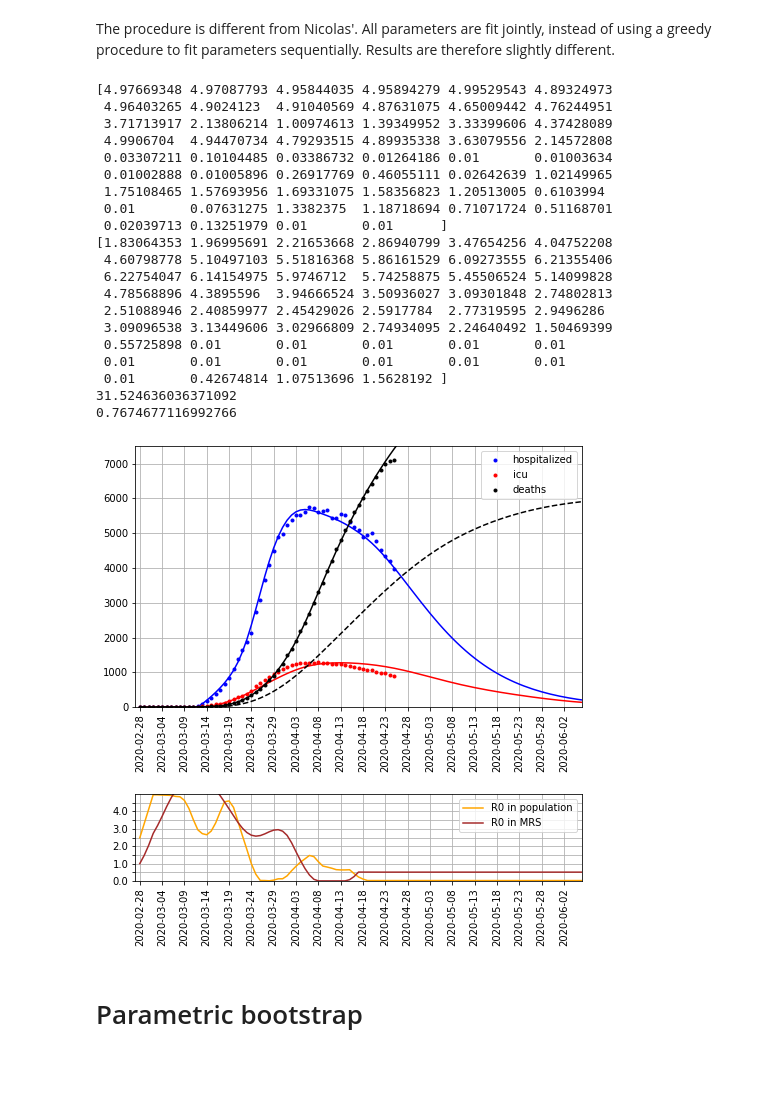
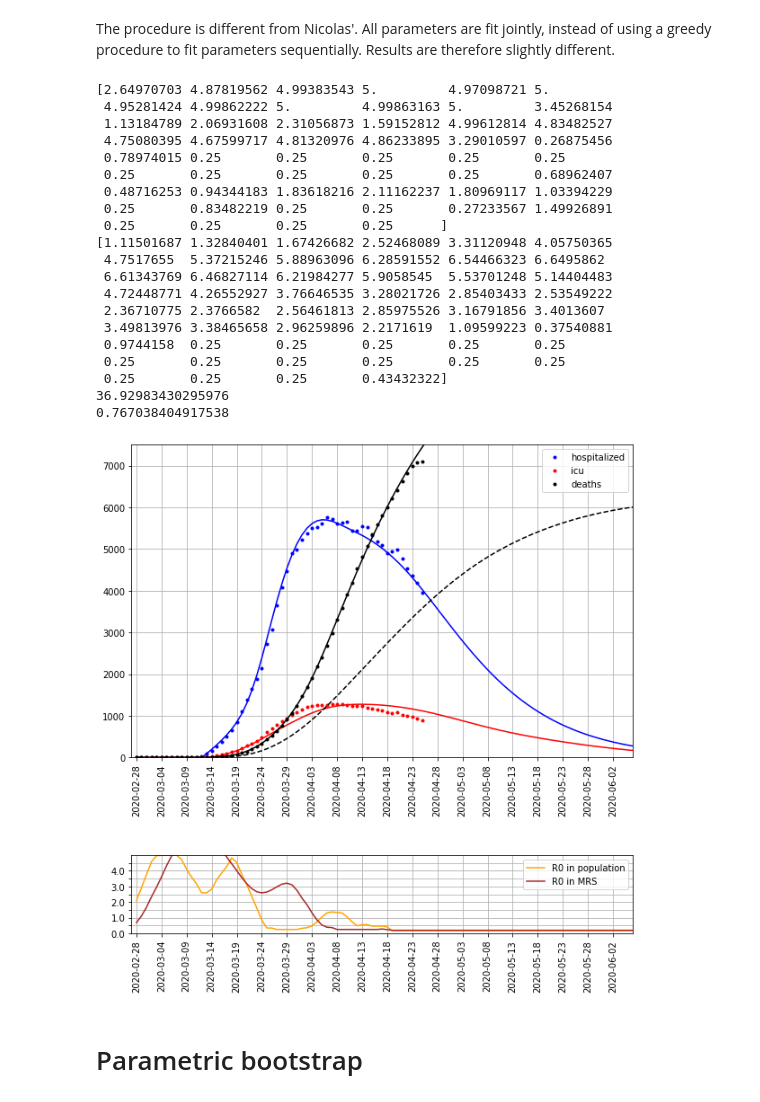
Before and after one commit to glouppe/covid19be, a Jupyter notebook: vdwnico-reimplementation-consolidated.ipynb, the cells around one changed output. Drawn from its saved outputs; the diff is of its cells as text; code cells hidden in the pictures; blank space fills up the shorter version.

```diff
--- a/vdwnico-reimplementation-consolidated.ipynb
+++ b/vdwnico-reimplementation-consolidated.ipynb
@@ -318,9 +318,9 @@ def fit(data, logpdf=poisson_logpdf, opts=hyper_parameters):
     # bounds
     bounds = []
     for _ in range(len(r0)):
-        bounds.append((0.01, 5.0))
+        bounds.append((0.25, 5.0))
     for _ in range(len(r0_rms)):
-        bounds.append((0.01, 10.0))
+        bounds.append((0.25, 10.0))
     bounds.append((1, 50))
     bounds.append((0.65, 0.85))
 
@@ -336,33 +336,33 @@ print(r0_mrs)
 print(i0)
 print(gg)
 # %% [output]
-[4.97669348 4.97087793 4.95844035 4.95894279 4.99529543 4.89324973
- 4.96403265 4.9024123  4.91040569 4.87631075 4.65009442 4.76244951
- 3.71713917 2.13806214 1.00974613 1.39349952 3.33399606 4.37428089
- 4.9906704  4.94470734 4.79293515 4.89935338 3.63079556 2.14572808
- 0.03307211 0.10104485 0.03386732 0.01264186 0.01       0.01003634
- 0.01002888 0.01005896 0.26917769 0.46055111 0.02642639 1.02149965
- 1.75108465 1.57693956 1.69331075 1.58356823 1.20513005 0.6103994
- 0.01       0.07631275 1.3382375  1.18718694 0.71071724 0.51168701
- 0.02039713 0.13251979 0.01       0.01      ]
-[1.83064353 1.96995691 2.21653668 2.86940799 3.47654256 4.04752208
- 4.60798778 5.10497103 5.51816368 5.86161529 6.09273555 6.21355406
- 6.22754047 6.14154975 5.9746712  5.74258875 5.45506524 5.14099828
- 4.78568896 4.3895596  3.94666524 3.50936027 3.09301848 2.74802813
- 2.51088946 2.40859977 2.45429026 2.5917784  2.77319595 2.9496286
- 3.09096538 3.13449606 3.02966809 2.74934095 2.24640492 1.50469399
- 0.55725898 0.01       0.01       0.01       0.01       0.01
- 0.01       0.01       0.01       0.01       0.01       0.01
- 0.01       0.42674814 1.07513696 1.5628192 ]
-31.524636036371092
-0.7674677116992766
+[2.64970703 4.87819562 4.99383543 5.         4.97098721 5.
+ 4.95281424 4.99862222 5.         4.99863163 5.         3.45268154
+ 1.13184789 2.06931608 2.31056873 1.59152812 4.99612814 4.83482527
+ 4.75080395 4.67599717 4.81320976 4.86233895 3.29010597 0.26875456
+ 0.78974015 0.25       0.25       0.25       0.25       0.25
+ 0.25       0.25       0.25       0.25       0.25       0.68962407
+ 0.48716253 0.94344183 1.83618216 2.11162237 1.80969117 1.03394229
+ 0.25       0.83482219 0.25       0.25       0.27233567 1.49926891
+ 0.25       0.25       0.25       0.25      ]
+[1.11501687 1.32840401 1.67426682 2.52468089 3.31120948 4.05750365
+ 4.7517655  5.37215246 5.88963096 6.28591552 6.54466323 6.6495862
+ 6.61343769 6.46827114 6.21984277 5.9058545  5.53701248 5.14404483
+ 4.72448771 4.26552927 3.76646535 3.28021726 2.85403433 2.53549222
+ 2.36710775 2.3766582  2.56461813 2.85975526 3.16791856 3.4013607
+ 3.49813976 3.38465658 2.96259896 2.2171619  1.09599223 0.37540881
+ 0.9744158  0.25       0.25       0.25       0.25       0.25
+ 0.25       0.25       0.25       0.25       0.25       0.25
+ 0.25       0.25       0.25       0.43432322]
+36.92983430295976
+0.767038404917538
 # %%
 # Plots
 n_futures = 365
 s, e, i, h, l, m, m_mrs, r = simulate(theta, n_futures=n_futures)
 n_days = len(data)
 
-fig, ax = plt.subplots(2, 1, figsize=(8, 8), gridspec_kw={"height_ratios": (3,1)})
+fig, ax = plt.subplots(2, 1, figsize=(10, 10), gridspec_kw={"height_ratios": (4,1)})
 
 # Plot hospitalizations, icus and deaths
 ax[0].plot(range(1, n_days+1 + n_futures), h[1:]+l[1:], c="b")
@@ -378,34 +378,34 @@ ax[0].set_xlim(0, 100)
 ax[0].set_xticks(np.arange(1, 100, 5))
 ax[0].set_xticklabels([d.strftime('%Y-%m-%d') for d in pd.date_range(start="2020-02-28", end="2020-12-31")[:100:5]], rotation=90)
 ax[0].legend()
 
 # Plots R0s
 window = hyper_parameters["window"]
 _r0 = smoothen(r0)
 _r0_mrs = smoothen(r0_mrs)
 _r0 = np.concatenate((_r0, np.array([_r0[-1]] * (window + n_futures))))
 _r0_mrs = np.concatenate((_r0_mrs, np.array([_r0_mrs[-1]] * (window + n_futures))))
 
 ax[1].plot(range(1, n_days+1 + n_futures), _r0, c="orange", label="R0 in population")
 ax[1].plot(range(1, n_days+1 + n_futures), _r0_mrs, c="brown", label="R0 in MRS")
 ax[1].grid(which="both")
 ax[1].set_ylim(0, 5)
 ax[1].set_yticks(np.arange(0, 5, step=0.5))
 
 for j, label in enumerate(ax[1].get_yticklabels()):
     if j % 2 != 0:
         label.set_visible(False)
 ax[1].set_xlim(0, 100)
 ax[1].set_xticks(np.arange(1, 100, 5))
 ax[1].set_xticklabels([d.strftime('%Y-%m-%d') for d in pd.date_range(start="2020-02-28", end="2020-12-31")[:100:5]], rotation=90)
 ax[1].legend()
 
 plt.subplots_adjust(hspace=0.5)
 
 plt.savefig("plot.png")
 plt.show()
 # %% [output]
-[figure, old version]
+[figure, new version]
 # %% [markdown]
 # Parametric bootstrap
 # %%
```
Also changed, not shown: parts of 2 cells of this notebook, 1 other file.
